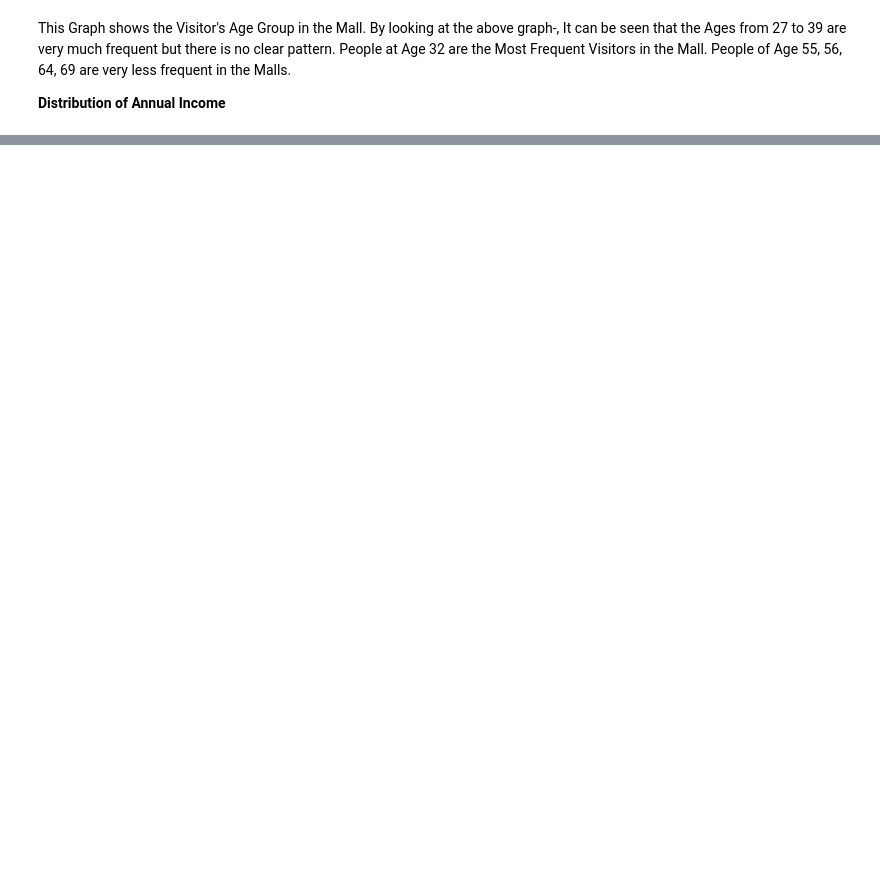
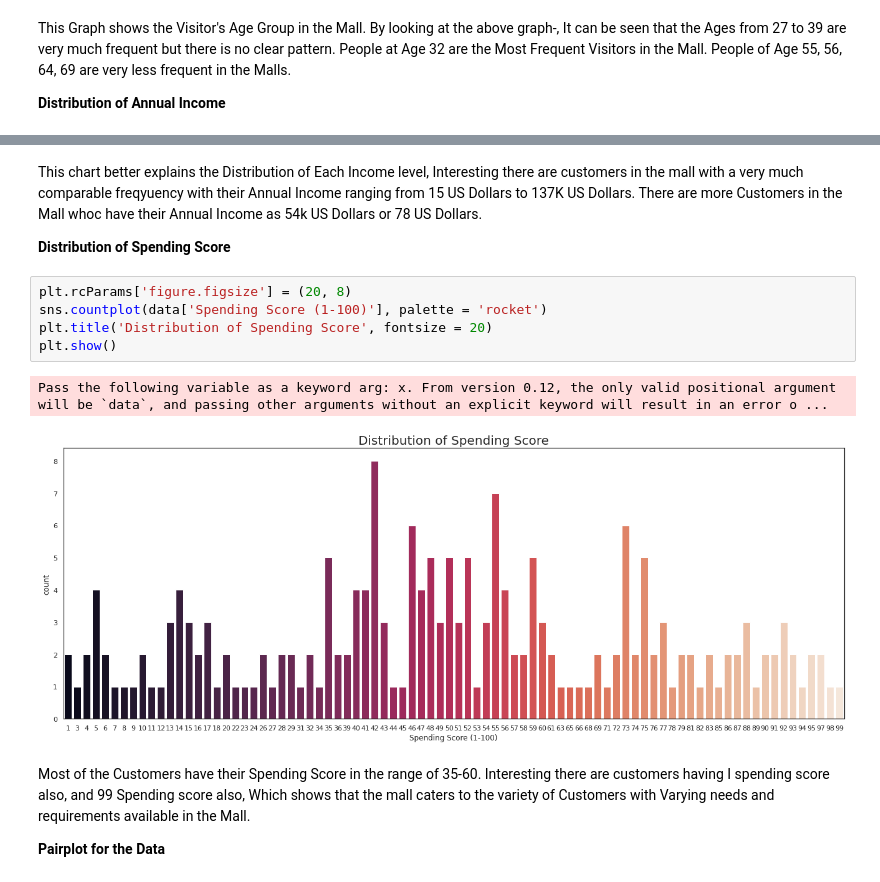
Before and after one commit to EnteringtheQuantumRealm/Clustering, a Jupyter notebook: Mall_Customers_Clustering.ipynb, the cells around one changed output, grey strips where cells are left out. Saved outputs shown, nothing was run; the diff lists cells and outputs as text; blank space fills up the shorter version.

```diff
--- a/Mall_Customers_Clustering.ipynb
+++ b/Mall_Customers_Clustering.ipynb
@@ -185,0 +185,16 @@ Pass the following variable as a keyword arg: x. From version 0.12, the only val
+# %% [markdown]
+This chart better explains the Distribution of Each Income level, Interesting there are customers in the mall with a very much comparable freqyuency with their Annual Income ranging from 15 US Dollars to 137K US Dollars. There are more Customers in the Mall whoc have their Annual Income as 54k US Dollars or 78 US Dollars.
+
+**Distribution of Spending Score**
+# %%
+plt.rcParams['figure.figsize'] = (20, 8)
+sns.countplot(data['Spending Score (1-100)'], palette = 'rocket')
+plt.title('Distribution of Spending Score', fontsize = 20)
+plt.show()
+# %% [output]
+Pass the following variable as a keyword arg: x. From version 0.12, the only valid positional argument will be `data`, and passing other arguments without an explicit keyword will result in an error o ...
+[figure, added]
+# %% [markdown]
+Most of the Customers have their Spending Score in the range of 35-60. Interesting there are customers having I spending score also, and 99 Spending score also, Which shows that the mall caters to the variety of Customers with Varying needs and requirements available in the Mall.
+
+**Pairplot for the Data**
```
Also changed, not shown: parts of 33 cells of this notebook.
